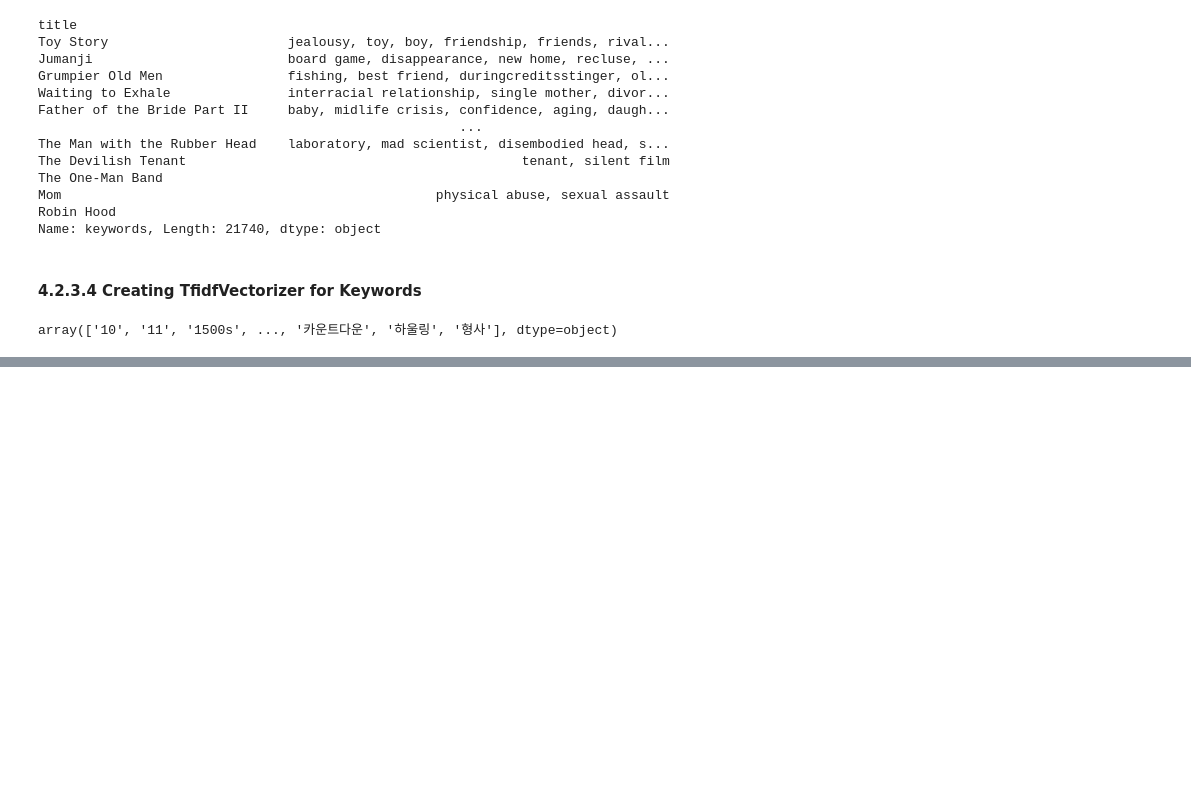
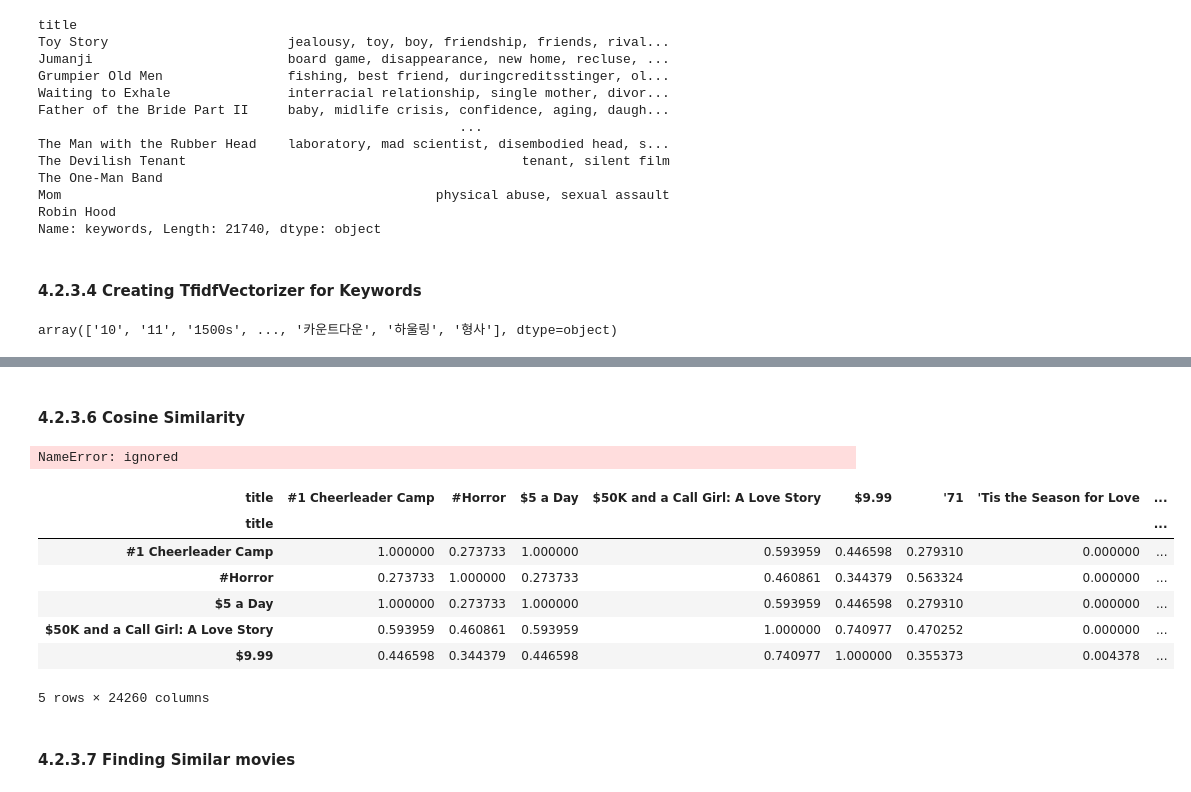
Before and after one commit to trauzi12/movie_recommendation_system, a Jupyter notebook: notebooks/04_pre-processing_training.ipynb, the cells around one changed output, grey strips where cells are left out. Saved outputs shown, nothing was run; the diff lists cells and outputs as text; code cells hidden in the pictures; blank space fills up the shorter version.

```diff
--- a/notebooks/04_pre-processing_training.ipynb
+++ b/notebooks/04_pre-processing_training.ipynb
@@ -577,0 +641,12 @@ tfidfvec_data_df.head()
+# %%
+#initating NMF
+nmf=NMF(n_components=10)
+# %%
+# saving movie titles
+movie_names=keyword_genre_df.index
+
+# fitting it to the data
+keyword_genre=nmf.fit_transform(keyword_genre_df)
+# %%
+# creating a data frame and setting the movie titles as the index
+keyword_genre=pd.DataFrame(keyword_genre, index=movie_names)
@@ -577,0 +659,22 @@ tfidfvec_data_df.head()
+# %% [markdown]
+#### 4.2.3.6 Cosine Similarity
+# %%
+# calculating cosine similarity
+genre_keyword_similarity=cosine_similarity(keyword_genre)
+# %%
+del keyword_genre
+# %% [output]
+NameError: ignored
+# %%
+# saving cosine similarity as a data frame
+genre_keyword_similarity_df=pd.DataFrame(genre_keyword_similarity, columns=movie_names, index=movie_names)
+genre_keyword_similarity_df.head()
+# %% [output]
+| title | #1 Cheerleader Camp | #Horror | $5 a Day | $50K and a Call Girl: A Love Story | $9.99 | '71 | 'Tis the Season for Love | ... |
+| title |  |  |  |  |  |  |  | ... |
+| #1 Cheerleader Camp | 1.000000 | 0.273733 | 1.000000 | 0.593959 | 0.446598 | 0.279310 | 0.000000 | ... |
+| #Horror | 0.273733 | 1.000000 | 0.273733 | 0.460861 | 0.344379 | 0.563324 | 0.000000 | ... |
+| $5 a Day | 1.000000 | 0.273733 | 1.000000 | 0.593959 | 0.446598 | 0.279310 | 0.000000 | ... |
+| $50K and a Call Girl: A Love Story | 0.593959 | 0.460861 | 0.593959 | 1.000000 | 0.740977 | 0.470252 | 0.000000 | ... |
+| $9.99 | 0.446598 | 0.344379 | 0.446598 | 0.740977 | 1.000000 | 0.355373 | 0.004378 | ... |
+5 rows × 24260 columns
@@ -577,0 +687,2 @@ tfidfvec_data_df.head()
+# %% [markdown]
+#### 4.2.3.7 Finding Similar movies
```
Also changed, not shown: parts of 30 cells of this notebook.
